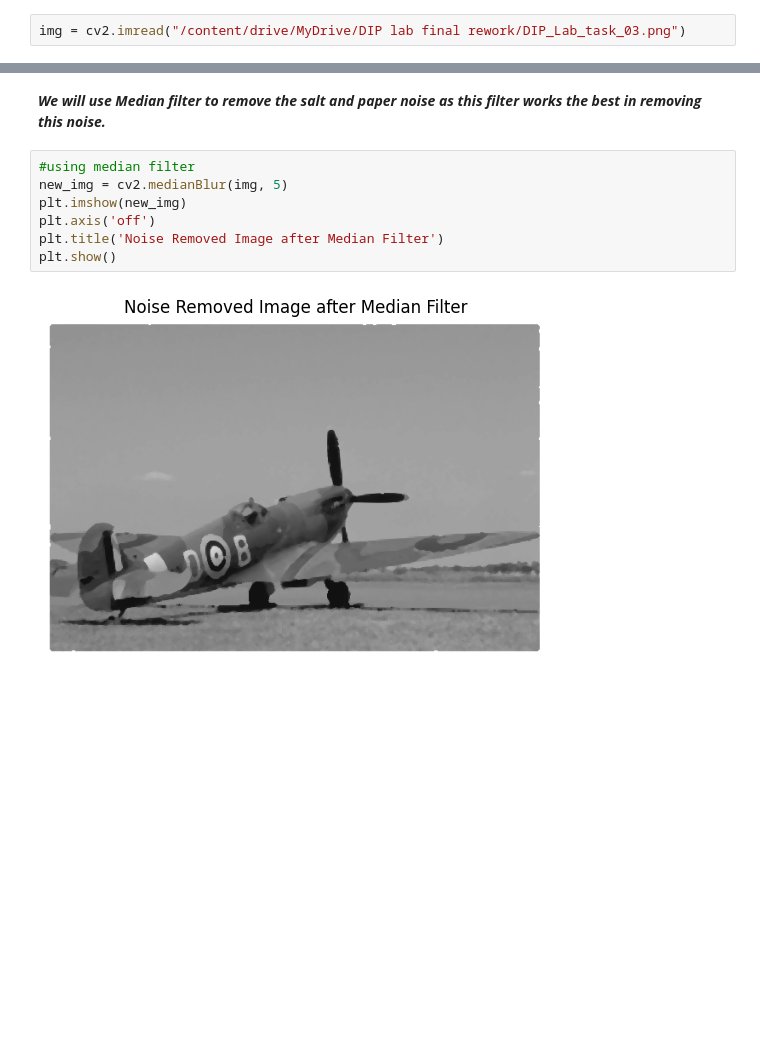
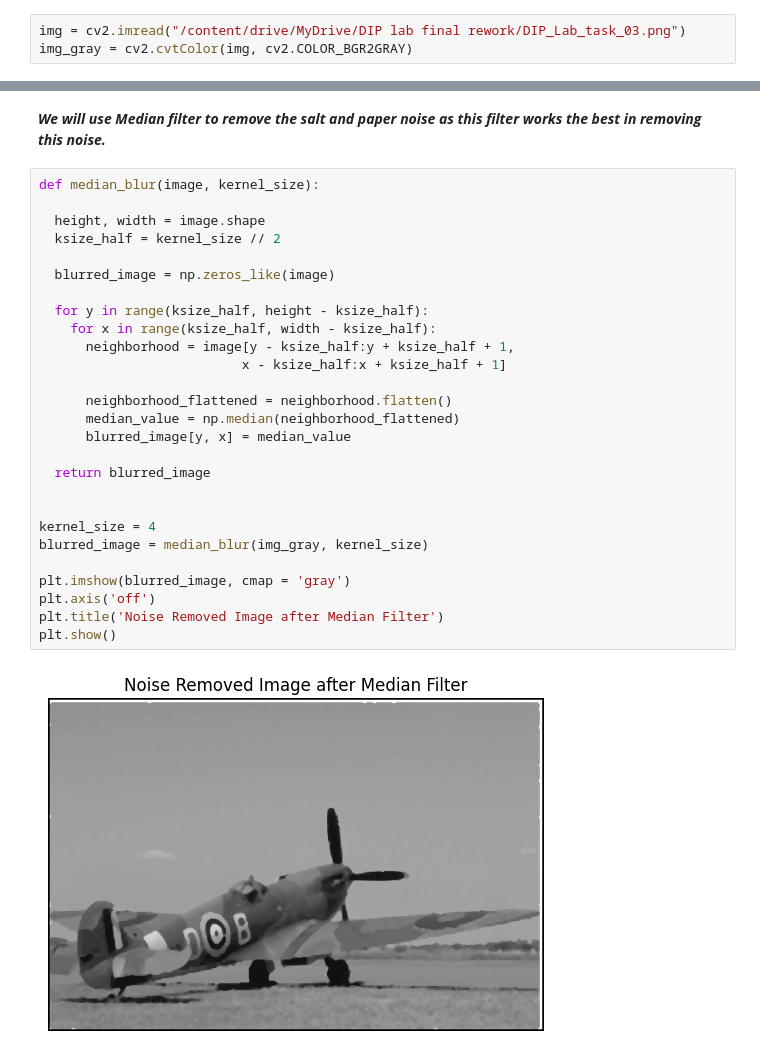
Before and after one commit to leviackerman9000/Digital_Image_Processing_Assignment, a Jupyter notebook: 25th_dec_2024_DIP_lab_re_eval_assignment_task3.ipynb, the cells around one changed output, grey strips where cells are left out. Cells and saved outputs as stored; diff of their text form; blank space fills up the shorter version.

```diff
--- a/25th_dec_2024_DIP_lab_re_eval_assignment_task3.ipynb
+++ b/25th_dec_2024_DIP_lab_re_eval_assignment_task3.ipynb
@@ -11,4 +11,5 @@ import numpy as np
 import matplotlib.pyplot as plt
 # %%
 img = cv2.imread("/content/drive/MyDrive/DIP lab final rework/DIP_Lab_task_03.png")
+img_gray = cv2.cvtColor(img, cv2.COLOR_BGR2GRAY)
 # %% [markdown]
@@ -22,12 +23,32 @@ plt.show()
 [figure]
 # %% [markdown]
 ***We will use Median filter to remove the salt and paper noise as this filter works the best in removing this noise.***
-# %%
-#using median filter
-new_img = cv2.medianBlur(img, 5)
-plt.imshow(new_img)
-plt.axis('off')
-plt.title('Noise Removed Image after Median Filter')
-plt.show()
-# %% [output]
-[figure, removed]
+# %%
+def median_blur(image, kernel_size):
+
+  height, width = image.shape
+  ksize_half = kernel_size // 2
+
+  blurred_image = np.zeros_like(image)
+
+  for y in range(ksize_half, height - ksize_half):
+    for x in range(ksize_half, width - ksize_half):
+      neighborhood = image[y - ksize_half:y + ksize_half + 1,
+                          x - ksize_half:x + ksize_half + 1]
+
+      neighborhood_flattened = neighborhood.flatten()
+      median_value = np.median(neighborhood_flattened)
+      blurred_image[y, x] = median_value
+
+  return blurred_image
+
+
+kernel_size = 4
+blurred_image = median_blur(img_gray, kernel_size)
+
+plt.imshow(blurred_image, cmap = 'gray')
+plt.axis('off')
+plt.title('Noise Removed Image after Median Filter')
+plt.show()
+# %% [output]
+[figure, added]
```
Also changed, not shown: parts of 2 cells of this notebook.
